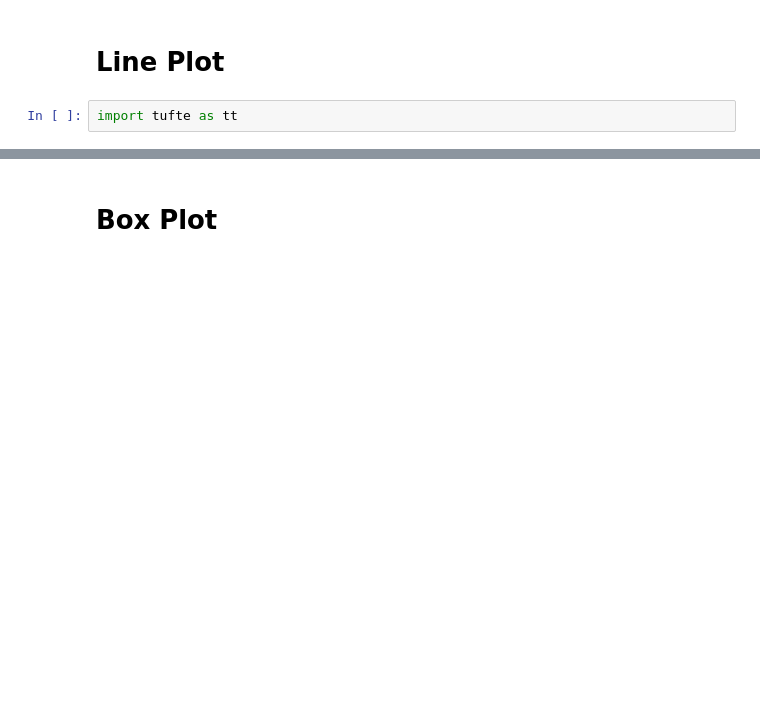
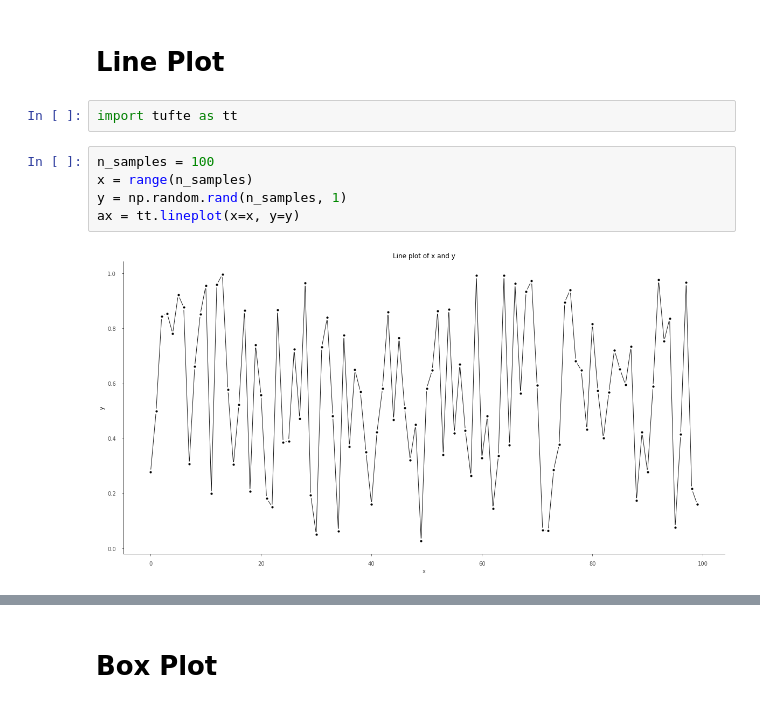
Before and after one commit to hsteinshiromoto/python.tufte, a Jupyter notebook: notebooks/plots.ipynb, the cells around one changed output, grey strips where cells are left out. Cells and saved outputs as stored; diff of their text form; blank space fills up the shorter version.

```diff
--- a/notebooks/plots.ipynb
+++ b/notebooks/plots.ipynb
@@ -29,3 +29,10 @@ sys.path.append(str(ROOT_PATH))
 # Line Plot
 # %%
 import tufte as tt
+# %%
+n_samples = 100
+x = range(n_samples)
+y = np.random.rand(n_samples, 1)
+ax = tt.lineplot(x=x, y=y)
+# %% [output]
+[figure, added]
```
Also changed, not shown: parts of 2 cells of this notebook, 2 other files.
